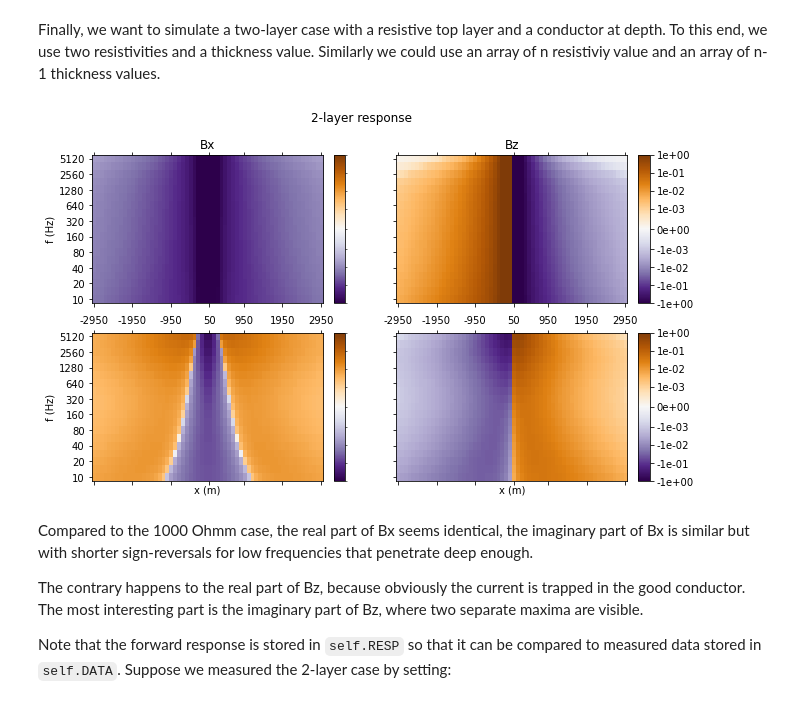
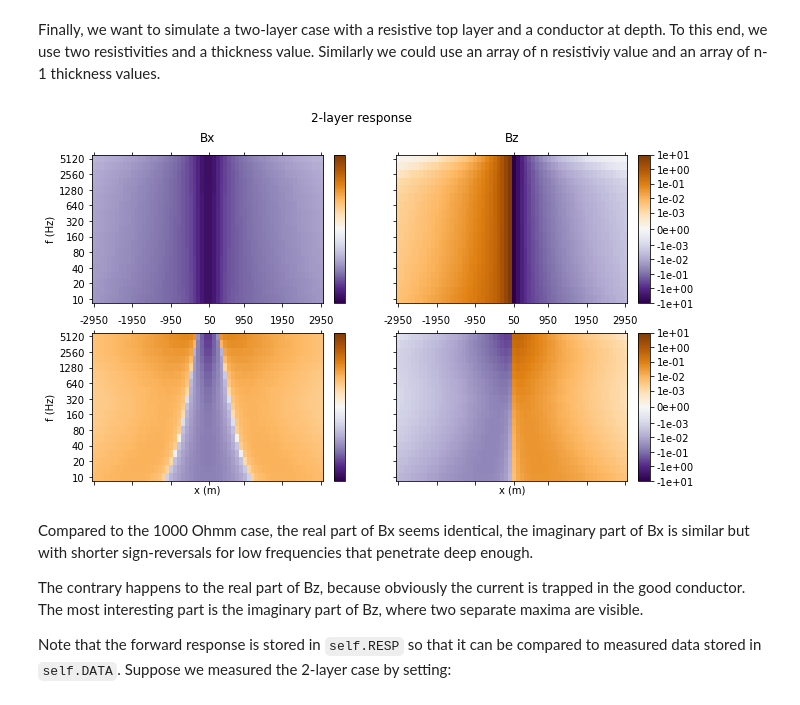
Before and after one commit to LIAG-S2/SAEM, a Jupyter notebook: examples/SAEM-Fields.ipynb, the cells around one changed output. Drawn from its saved outputs; the diff is of its cells as text; code cells hidden in the pictures.

```diff
--- a/examples/SAEM-Fields.ipynb
+++ b/examples/SAEM-Fields.ipynb
@@ -59,9 +58,9 @@ With increasing conductivity (decreasing resistivity), the fields decay faster,
 # %% [markdown]
 Finally, we want to simulate a two-layer case with a resistive top layer and a conductor at depth. To this end, we use two resistivities and a thickness value. Similarly we could use an array of n resistiviy value and an array of n-1 thickness values.
 # %%
-self.simulate(rho=[1000, 10], thk=300, show=True, name="2-layer", **kw);
+self.simulate(rho=[1000, 10], thk=300, show=True, name="2-layer");
 # %% [output]
-[figure, old version]
+[figure, new version]
 # %% [markdown]
 Compared to the 1000 Ohmm case, the real part of Bx seems identical, the imaginary part of Bx is similar but with shorter sign-reversals for low frequencies that penetrate deep enough.
 
```
Also changed, not shown: parts of 5 cells of this notebook, 1 other file.
